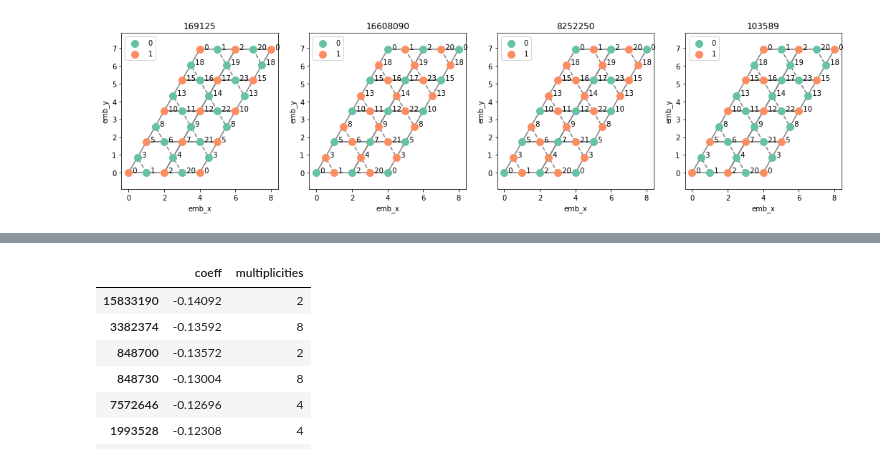
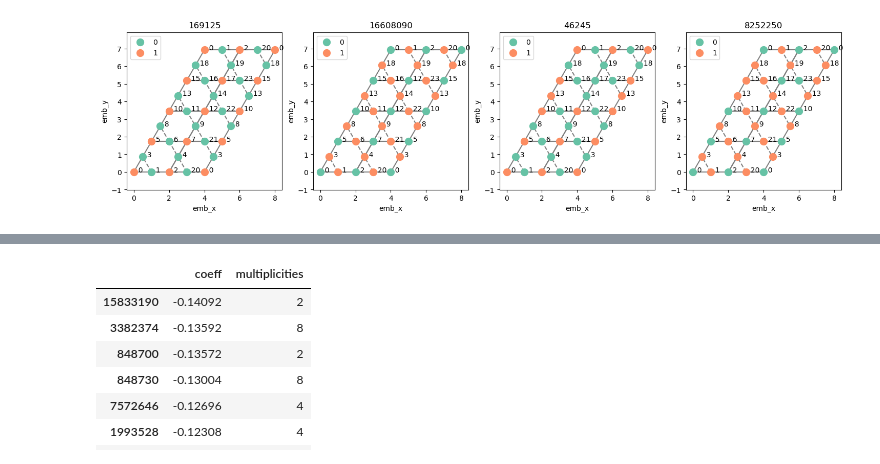
Before and after one commit to ischurov/frustrations-eda, a Jupyter notebook: kagome-24-fourier.ipynb, the cells around one changed output, grey strips where cells are left out. Drawn from its saved outputs; the diff is of its cells as text; code cells hidden in the pictures.

```diff
--- a/kagome-24-fourier.ipynb
+++ b/kagome-24-fourier.ipynb
@@ -25,7 +25,7 @@ import seaborn as sns
 
 %matplotlib inline
 # %%
-experiment_dir = Path("kagome24-2022-12-23-1/")
+experiment_dir = Path("kagome24-2023-01-02")
 # %%
 learners = {}
 for file in experiment_dir.glob("fourier-learner-*.pickle.lz"):
@@ -57,11 +57,11 @@ lat = KagomeLattice(width=2, height=4)
 # %%
 fig, axes = plt.subplots(ncols=4, figsize=(18, 4))
 for i, ax in enumerate(axes):
-    spins = int(learners_ser[0, 400].get_coeffs_df().index[i])
+    spins = int(learners_ser[0.2, 200].get_coeffs_df().index[i])
     lat.plot(spins=spins, ax=ax)
     ax.set_title(spins)
 # %% [output]
-[figure, old version]
+[figure, new version]
 # %%
 system = HeisenbergJ1J2(lat, J1=1, J2=0, use_symmetries=True)
 
```
Also changed, not shown: parts of 16 cells of this notebook.
